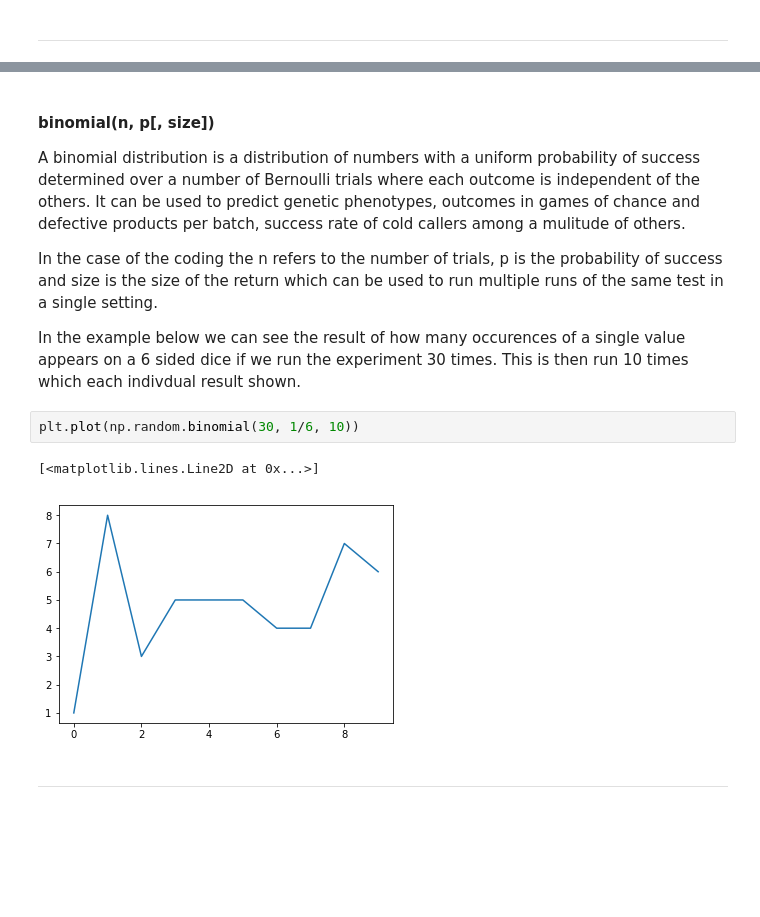
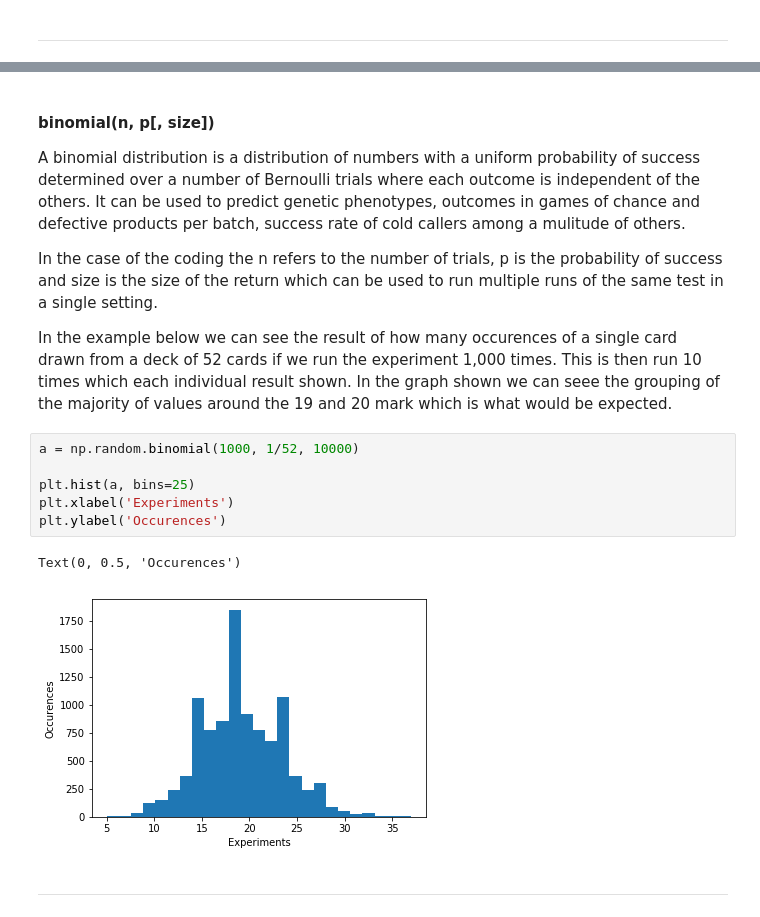
Before and after one commit to IanWafer/Programming-Assignment, a Jupyter notebook: numpy.random explained.ipynb, the cells around one changed output, grey strips where cells are left out. Drawn from its saved outputs; the diff is of its cells as text; blank space fills up the shorter version.

```diff
--- a/numpy.random explained.ipynb
+++ b/numpy.random explained.ipynb
@@ -174,12 +173,16 @@ A binomial distribution is a distribution of numbers with a uniform probability
 
 In the case of the coding the n refers to the number of trials, p is the probability of success and size is the size of the return which can be used to run multiple runs of the same test in a single setting.
 
-In the example below we can see the result of how many occurences of a single value appears on a 6 sided dice if we run the experiment 30 times. This is then run 10 times which each indivdual result shown.
+In the example below we can see the result of how many occurences of a single card drawn from a deck of 52 cards if we run the experiment 1,000 times. This is then run 10 times which each individual result shown. In the graph shown we can seee the grouping of the majority of values around the 19 and 20 mark which is what would be expected.
-# %%
-plt.plot(np.random.binomial(30, 1/6, 10))
-# %% [output]
-[<matplotlib.lines.Line2D at 0x...>]
-[figure, removed]
+# %%
+a = np.random.binomial(1000, 1/52, 10000)
+
+plt.hist(a, bins=25)
+plt.xlabel('Experiments')
+plt.ylabel('Occurences')
+# %% [output]
+Text(0, 0.5, 'Occurences')
+[figure, added]
 # %% [markdown]
 ***
 # %% [markdown]
```
Also changed, not shown: parts of 14 cells of this notebook.
